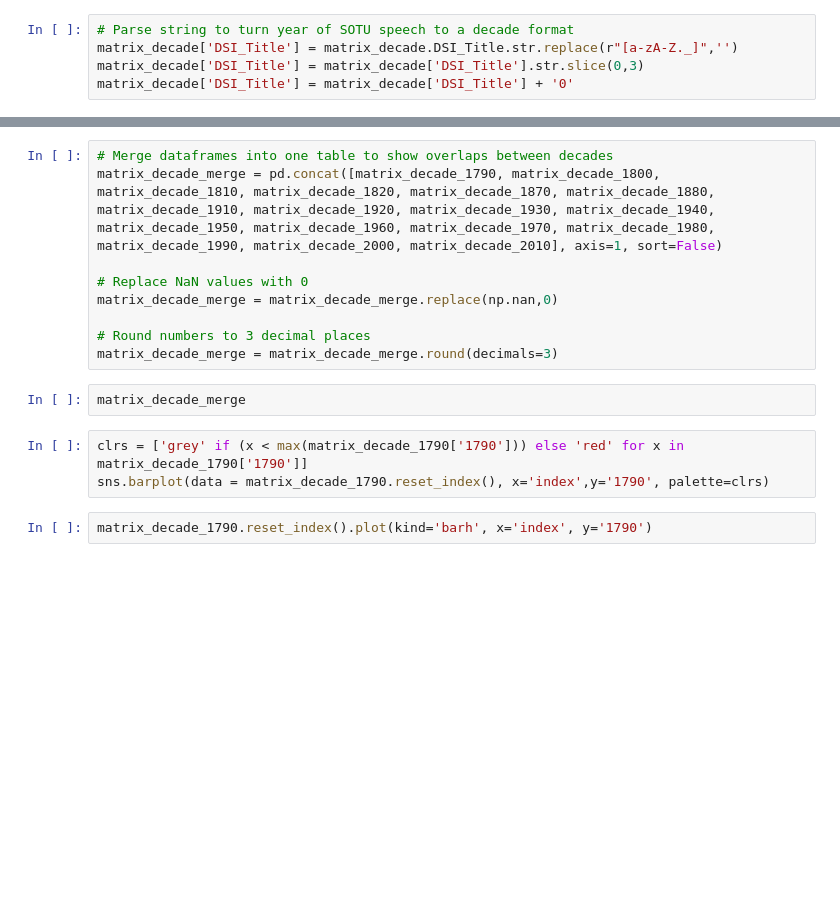
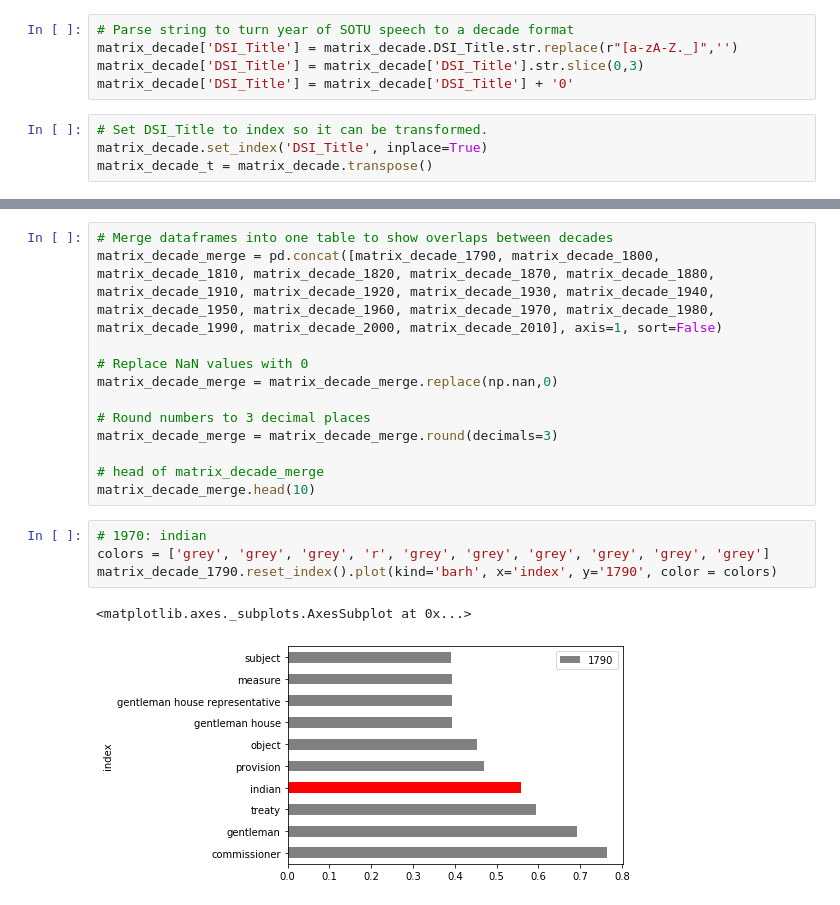
Before and after one commit to ksenluu/NU_453_NLP, a Jupyter notebook: A.3 Final Report - SOTU.ipynb, the cells around one changed output, grey strips where cells are left out. Saved outputs shown, nothing was run; the diff lists cells and outputs as text; blank space fills up the shorter version.

Commit message:
Updated and fixed TF-IDF between decades.

```diff
--- a/A.3 Final Report - SOTU.ipynb
+++ b/A.3 Final Report - SOTU.ipynb
@@ -950,6 +1267,10 @@ matrix_decade = matrix_decade.reset_index()
 matrix_decade['DSI_Title'] = matrix_decade.DSI_Title.str.replace(r"[a-zA-Z._]",'')
 matrix_decade['DSI_Title'] = matrix_decade['DSI_Title'].str.slice(0,3)
 matrix_decade['DSI_Title'] = matrix_decade['DSI_Title'] + '0'
+# %%
+# Set DSI_Title to index so it can be transformed.
+matrix_decade.set_index('DSI_Title', inplace=True)
+matrix_decade_t = matrix_decade.transpose()
 # %%
 # Group and sum the terms by decade of SOTU speech
 matrix_decade_t = matrix_decade_t.groupby(axis=1, level=0).sum()
@@ -1033,10 +1495,13 @@ matrix_decade_merge = matrix_decade_merge.replace(np.nan,0)
 
 # Round numbers to 3 decimal places
 matrix_decade_merge = matrix_decade_merge.round(decimals=3)
+
+# head of matrix_decade_merge
+matrix_decade_merge.head(10)
-# %%
-matrix_decade_merge
-# %%
-clrs = ['grey' if (x < max(matrix_decade_1790['1790'])) else 'red' for x in matrix_decade_1790['1790']]
-sns.barplot(data = matrix_decade_1790.reset_index(), x='index',y='1790', palette=clrs)
 # %%
-matrix_decade_1790.reset_index().plot(kind='barh', x='index', y='1790')
+# 1970: indian
+colors = ['grey', 'grey', 'grey', 'r', 'grey', 'grey', 'grey', 'grey', 'grey', 'grey']
+matrix_decade_1790.reset_index().plot(kind='barh', x='index', y='1790', color = colors)
+# %% [output]
+<matplotlib.axes._subplots.AxesSubplot at 0x...>
+[figure, added]
```
Also changed, not shown: parts of 38 cells of this notebook, 1 other file.
